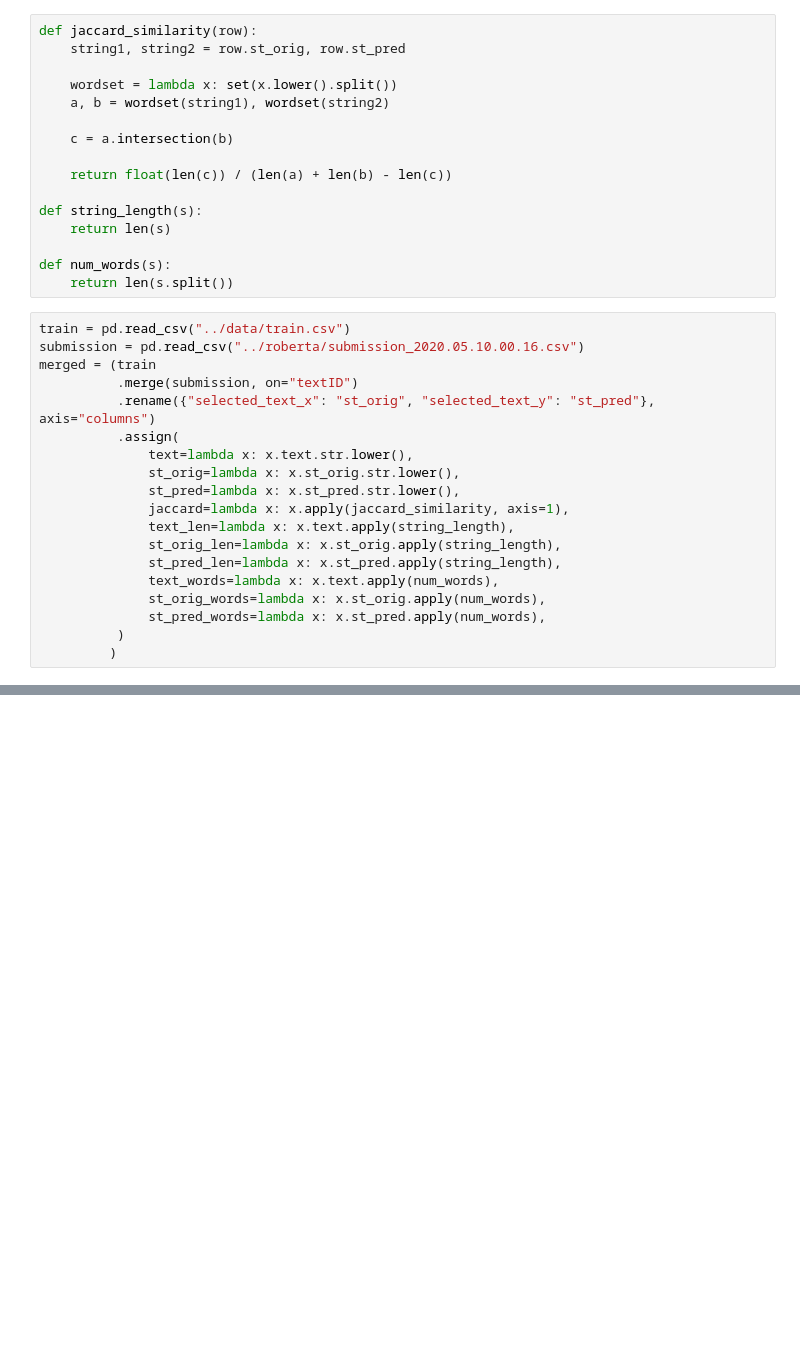
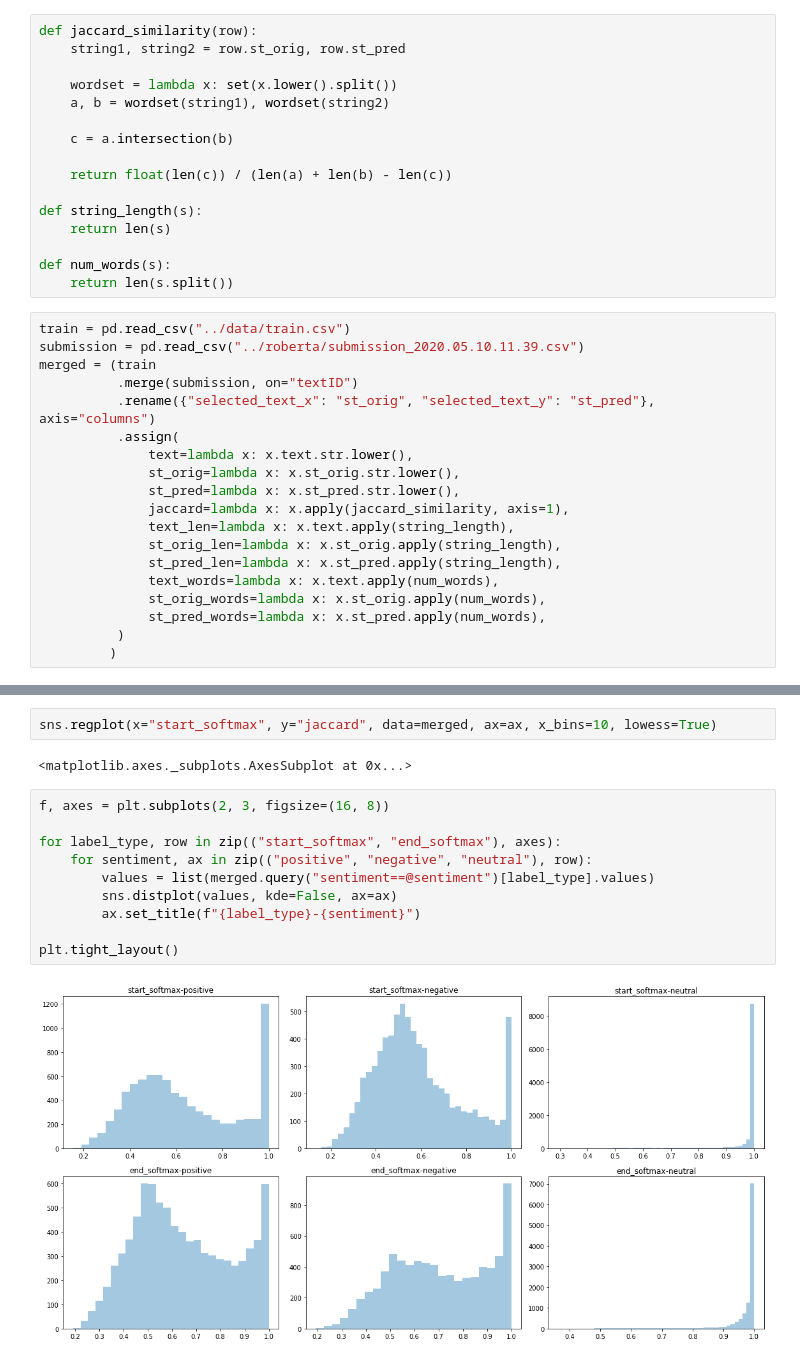
Before and after one commit to meetashok/kaggle, a Jupyter notebook: tweet-sentiment-extraction/notebooks/04-train-analysis.ipynb, the cells around one changed output, grey strips where cells are left out. Drawn from its saved outputs; the diff is of its cells as text; blank space fills up the shorter version.

```diff
--- a/tweet-sentiment-extraction/notebooks/04-train-analysis.ipynb
+++ b/tweet-sentiment-extraction/notebooks/04-train-analysis.ipynb
@@ -18,7 +23,7 @@ def num_words(s):
     return len(s.split())
 # %%
 train = pd.read_csv("../data/train.csv")
-submission = pd.read_csv("../roberta/submission_2020.05.10.00.16.csv")
+submission = pd.read_csv("../roberta/submission_2020.05.10.11.39.csv")
 merged = (train
           .merge(submission, on="textID")
           .rename({"selected_text_x": "st_orig", "selected_text_y": "st_pred"}, axis="columns")
@@ -39,0 +69,16 @@ merged.to_csv("train_merged.csv", index=False)
+# %%
+sns.regplot(x="start_softmax", y="jaccard", data=merged, ax=ax, x_bins=10, lowess=True)
+# %% [output]
+<matplotlib.axes._subplots.AxesSubplot at 0x...>
+# %%
+f, axes = plt.subplots(2, 3, figsize=(16, 8))
+
+for label_type, row in zip(("start_softmax", "end_softmax"), axes):
+    for sentiment, ax in zip(("positive", "negative", "neutral"), row):
+        values = list(merged.query("sentiment==@sentiment")[label_type].values)
+        sns.distplot(values, kde=False, ax=ax)
+        ax.set_title(f"{label_type}-{sentiment}")
+
+plt.tight_layout()
+# %% [output]
+[figure, added]
```
Also changed, not shown: parts of 7 cells of this notebook, 6 other files.
